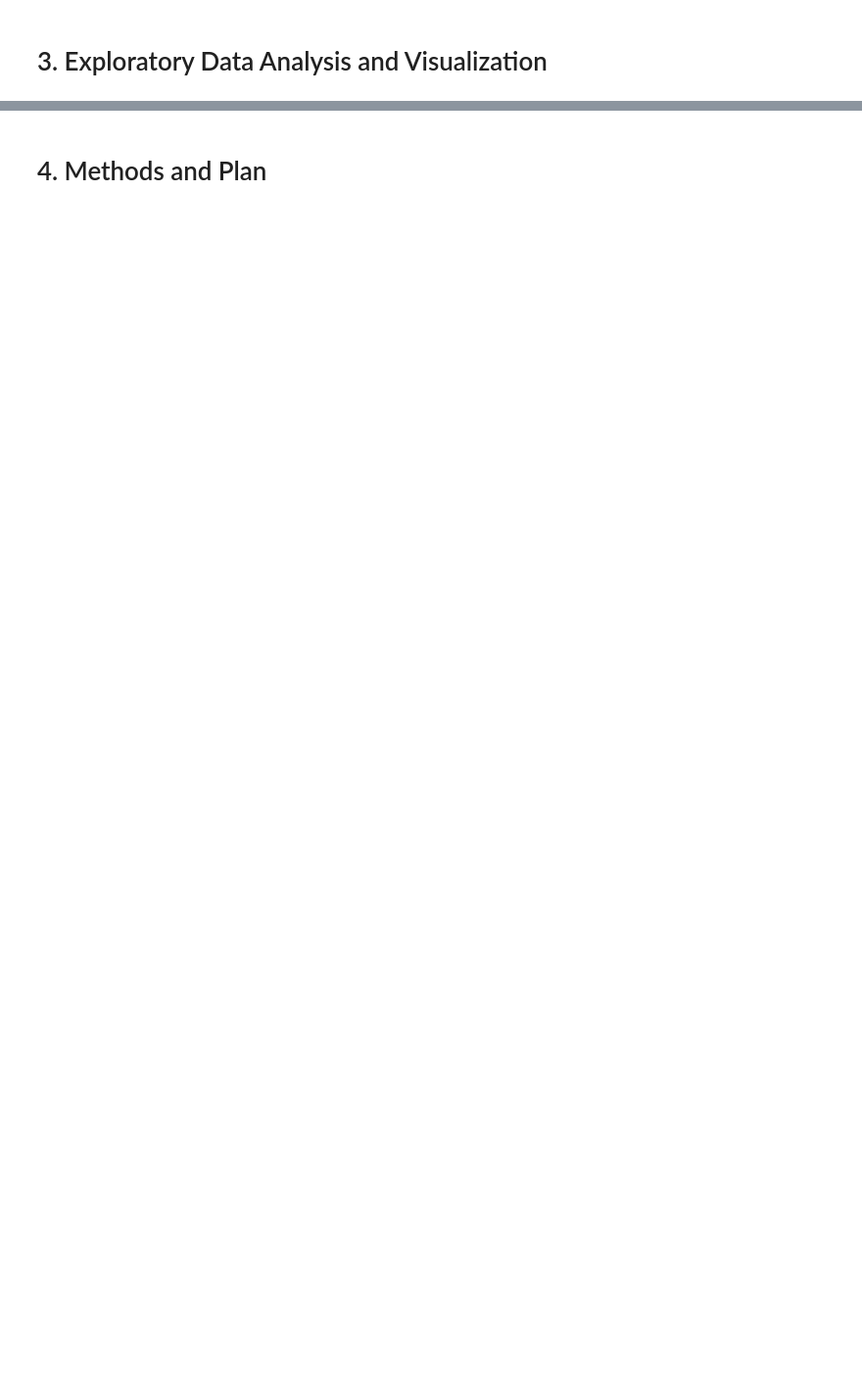
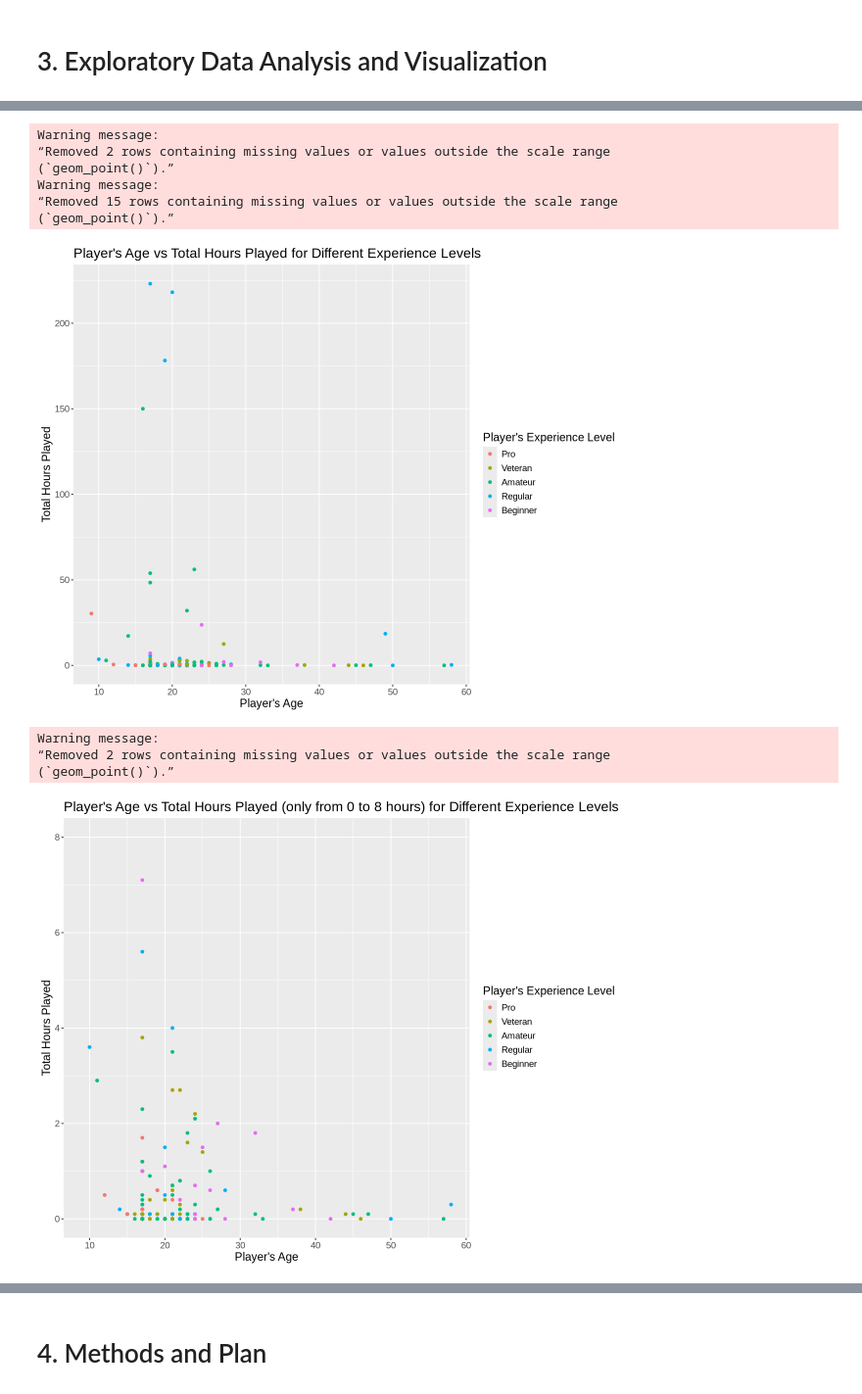
Before and after one commit to gbdev133/dsci100_individual, a Jupyter notebook: main.ipynb, the cells around one changed output, grey strips where cells are left out. Shown at 98% size. Drawn from its saved outputs; the diff is of its cells as text; code cells hidden in the pictures; blank space fills up the shorter version.

```diff
--- a/main.ipynb
+++ b/main.ipynb
@@ -44,4 +84,4 @@ dbl (2): original_start_time, original_end_time
 # %%
-# display the head of the data
-head(players)
-head(sessions)
+# wrangling
+# change experience to a factor type
+players <- mutate(players, experience = as_factor(experience))
@@ -66,0 +112,41 @@ A tibble: 6 × 5
+# %%
+options(repr.plot.width = 10, repr.plot.height = 8)
+# age vs played_hours
+plot1 <- ggplot(players, aes(x = Age, y = played_hours, color = experience)) +
+    geom_point() +
+    theme(text = element_text(size = 14))
+
+plot2 <- plot1 +
+    labs(x = "Player's Age", y = "Total Hours Played",
+         title = "Player's Age vs Total Hours Played (only from 0 to 8 hours) for Different Experience Levels",
+        color = "Player's Experience Level") +
+    ylim(c(0, 8))
+
+plot3 <- ggplot(players, aes(x = Age, y = played_hours)) +
+    geom_point() +
+    facet_grid(cols = vars(experience)) +
+    theme(text = element_text(size = 14))
+
+plot4 <- plot3 +
+    labs(x = "Player's Age", y = "Total Hours Played",
+         title = "Player's Age vs Total Hours Played (only from 0 to 8 hours) for Different Experience Levels") +
+    ylim(c(0, 8))
+plot1 + labs(x = "Player's Age", y = "Total Hours Played",
+         title = "Player's Age vs Total Hours Played for Different Experience Levels",
+        color = "Player's Experience Level")
+plot2
+plot3 + labs(x = "Player's Age", y = "Total Hours Played",
+         title = "Player's Age vs Total Hours Played for Different Experience Levels")
+plot4
+# %% [output]
+Warning message:
+“Removed 2 rows containing missing values or values outside the scale range
+(`geom_point()`).”
+Warning message:
+“Removed 15 rows containing missing values or values outside the scale range
+(`geom_point()`).”
+[figure, added]
+Warning message:
+“Removed 2 rows containing missing values or values outside the scale range
+(`geom_point()`).”
+[figure, added]
```
Also changed, not shown: parts of 25 cells of this notebook.
